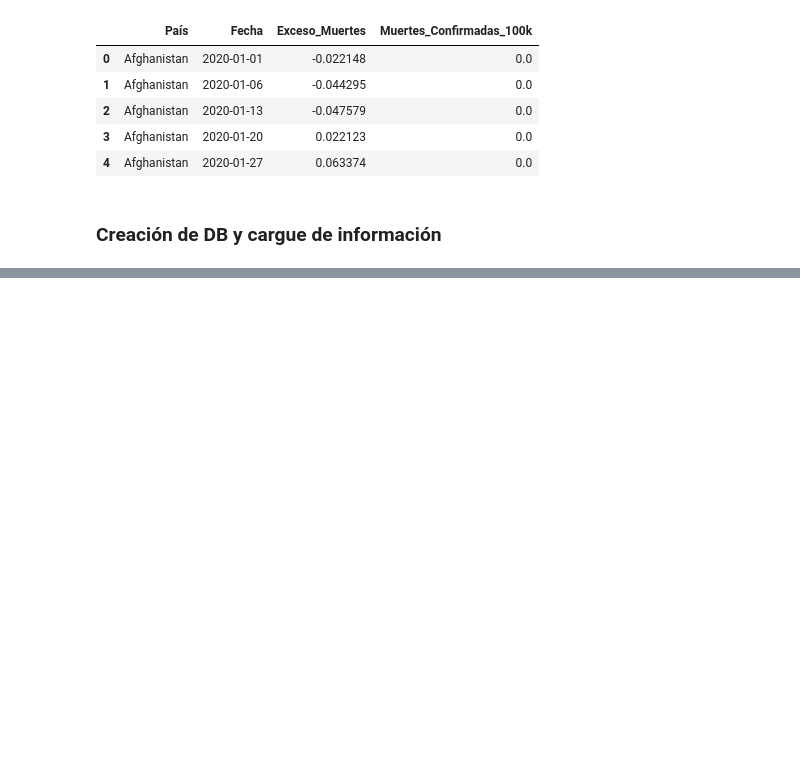
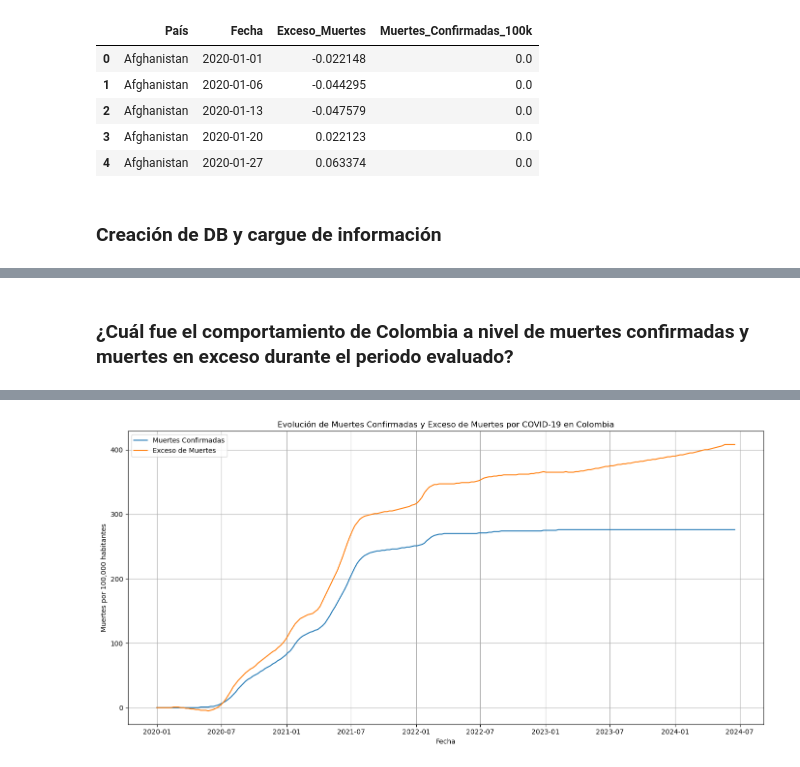
Before and after one commit to carlosazmora/ProyectoBigData, a Jupyter notebook: ProyectoBase.ipynb, the cells around one changed output, grey strips where cells are left out. Drawn from its saved outputs; the diff is of its cells as text; code cells hidden in the pictures; blank space fills up the shorter version.

```diff
--- a/ProyectoBase.ipynb
+++ b/ProyectoBase.ipynb
@@ -174,0 +252,54 @@ finally:
+# %% [markdown]
+### ¿Cuál fue el comportamiento de Colombia a nivel de muertes confirmadas y muertes en exceso durante el periodo evaluado?
+# %%
+from prefect import flow, task, get_run_logger
+
+db_params = {
+    'dbname': 'covid19-project',
+    'user': 'psqluser',
+    'password': 'psqlpass',
+    'host': 'localhost',
+    'port': '5433'
+}
+
+@task
+def extract_from_db(db_params, table_name="muertes_covid19"):
+    logger = get_run_logger()
+    try:
+        conn = psycopg2.connect(**db_params)
+        query = f"""
+            SELECT "pais", "fecha", "muertes_confirmadas", "exceso_muertes"
+            FROM {table_name}
+            WHERE "muertes_confirmadas" IS NOT NULL AND "pais" = 'Colombia';
+        """
+        df = pd.read_sql(query, conn)
+        conn.close()
+        return df
+    except Exception as e:
+        logger.error(f"Error extrayendo datos de PostgreSQL: {e}")
+        raise
+
+@task
+def plot_excess_deaths(df):
+    # Asegurarse de que la columna fecha es datetime
+    df['fecha'] = pd.to_datetime(df['fecha'])
+
+    plt.figure(figsize=(14, 7))
+    plt.plot(df['fecha'], df['muertes_confirmadas'], label='Muertes Confirmadas')
+    plt.plot(df['fecha'], df['exceso_muertes'], label='Exceso de Muertes')
+    plt.title('Evolución de Muertes Confirmadas y Exceso de Muertes por COVID-19 en Colombia')
+    plt.xlabel('Fecha')
+    plt.ylabel('Muertes por 100,000 habitantes')
+    plt.legend()
+    plt.grid(True)
+    plt.tight_layout()
+    plt.show()
+
+@flow
+def analyze_excess_deaths_flow():
+    df = extract_from_db(db_params)
+    plot_excess_deaths(df)
+
+# Ejecutar el flow
+analyze_excess_deaths_flow()
+# %% [output]
@@ -174,0 +308 @@ finally:
+[figure, added]
```
Also changed, not shown: parts of 8 cells of this notebook.
